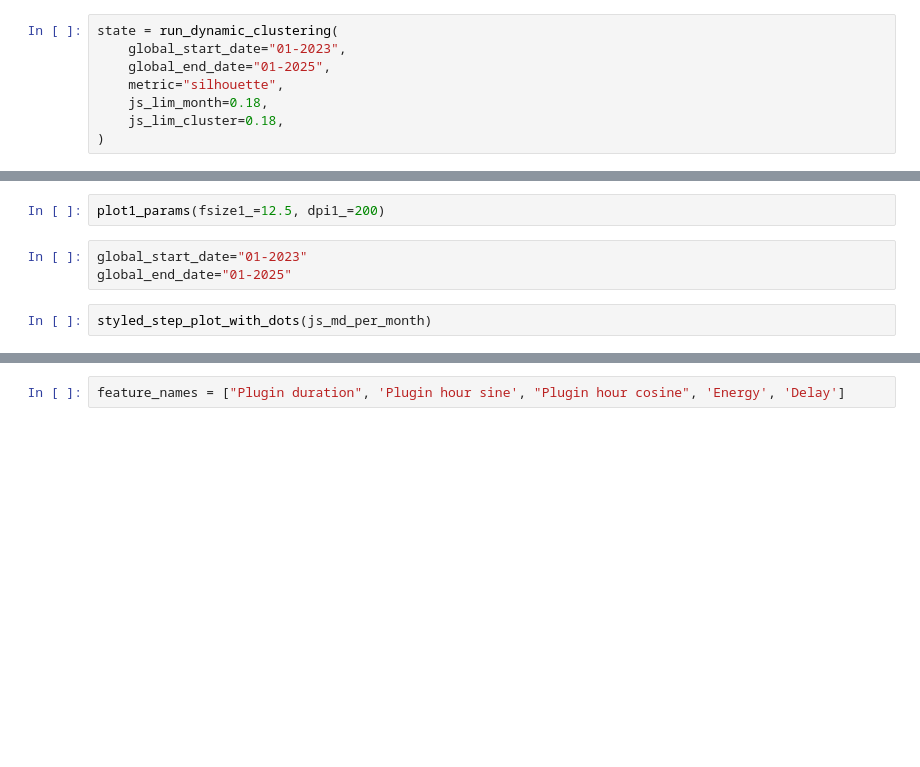
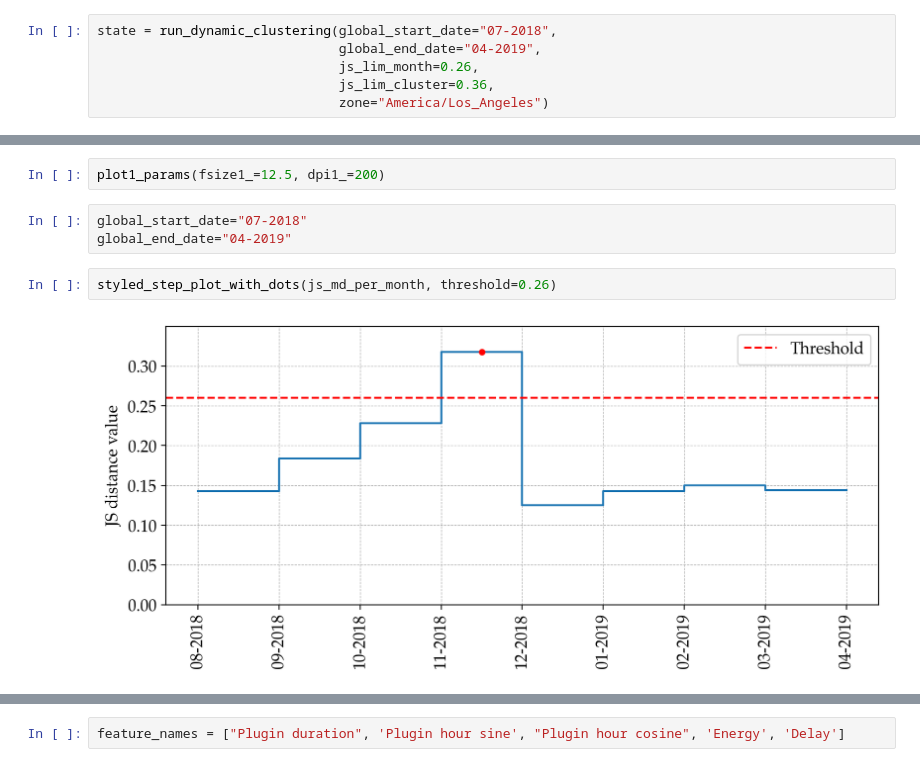
Before and after one commit to ghafyodtu/EV_dynamic_clustering, a Jupyter notebook: main_01.ipynb, the cells around one changed output, grey strips where cells are left out. Cells and saved outputs as stored; diff of their text form; blank space fills up the shorter version.

```diff
--- a/main_01.ipynb
+++ b/main_01.ipynb
@@ -23,12 +26,10 @@ results = run_md_sensitivity_analysis(
 )
 # %%
-state = run_dynamic_clustering(
-    global_start_date="01-2023",
-    global_end_date="01-2025",
-    metric="silhouette",
-    js_lim_month=0.18,
-    js_lim_cluster=0.18,
-)
+state = run_dynamic_clustering(global_start_date="07-2018",
+                               global_end_date="04-2019",
+                               js_lim_month=0.26,
+                               js_lim_cluster=0.36,
+                               zone="America/Los_Angeles")
 # %%
 cluster_objects_pool = state["cluster_objects_pool"]
 monthly_kde = state["monthly_kde"]
@@ -59,8 +60,10 @@ from plot_function_results import (drift_plot_v2, styled_step_plot_with_dots, re
 # %%
 plot1_params(fsize1_=12.5, dpi1_=200)
 # %%
-global_start_date="01-2023"
-global_end_date="01-2025"
+global_start_date="07-2018"
+global_end_date="04-2019"
 # %%
-styled_step_plot_with_dots(js_md_per_month)
+styled_step_plot_with_dots(js_md_per_month, threshold=0.26)
+# %% [output]
+[figure, added]
 # %%
```
Also changed, not shown: parts of 12 cells of this notebook, 4 other files.
